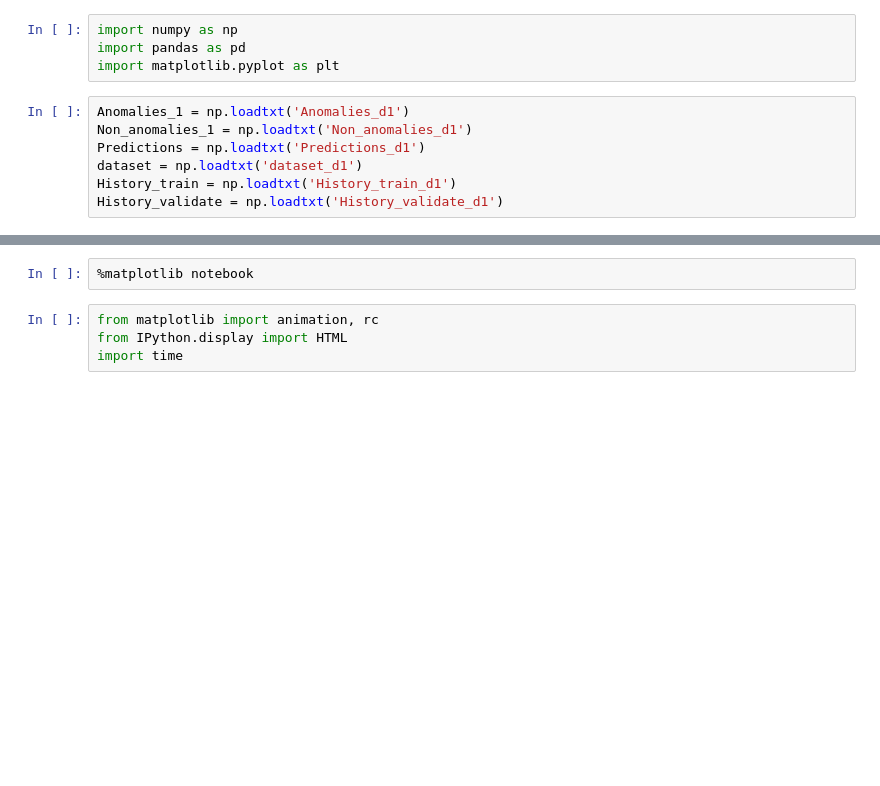
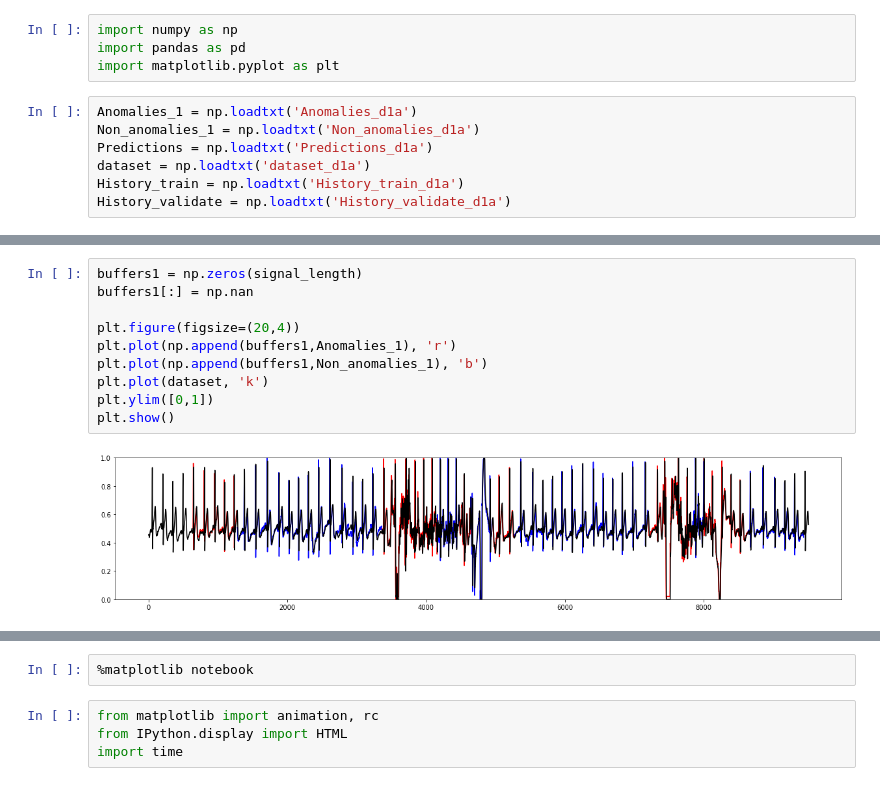
Before and after one commit to Craig5005/ALICE_deep_learning, a Jupyter notebook: ALICE_AE1_plots.ipynb, the cells around one changed output, grey strips where cells are left out. Saved outputs shown, nothing was run; the diff lists cells and outputs as text; blank space fills up the shorter version.

```diff
--- a/ALICE_AE1_plots.ipynb
+++ b/ALICE_AE1_plots.ipynb
@@ -3,9 +3,9 @@ import numpy as np
 import pandas as pd
 import matplotlib.pyplot as plt
 # %%
-Anomalies_1 = np.loadtxt('Anomalies_d1')
-Non_anomalies_1 = np.loadtxt('Non_anomalies_d1')
-Predictions = np.loadtxt('Predictions_d1')
-dataset = np.loadtxt('dataset_d1')
-History_train = np.loadtxt('History_train_d1')
-History_validate = np.loadtxt('History_validate_d1')
+Anomalies_1 = np.loadtxt('Anomalies_d1a')
+Non_anomalies_1 = np.loadtxt('Non_anomalies_d1a')
+Predictions = np.loadtxt('Predictions_d1a')
+dataset = np.loadtxt('dataset_d1a')
+History_train = np.loadtxt('History_train_d1a')
+History_validate = np.loadtxt('History_validate_d1a')
@@ -31,3 +29,15 @@ plt.show()
+# %%
+buffers1 = np.zeros(signal_length)
+buffers1[:] = np.nan
+
+plt.figure(figsize=(20,4))
+plt.plot(np.append(buffers1,Anomalies_1), 'r')
+plt.plot(np.append(buffers1,Non_anomalies_1), 'b')
+plt.plot(dataset, 'k')
+plt.ylim([0,1])
+plt.show()
+# %% [output]
+[figure, added]
 # %%
 plt.figure(figsize=(20,7))
 plt.plot(History_train, 'b', label='train')
```
Also changed, not shown: parts of 15 cells of this notebook, 1 other file.
